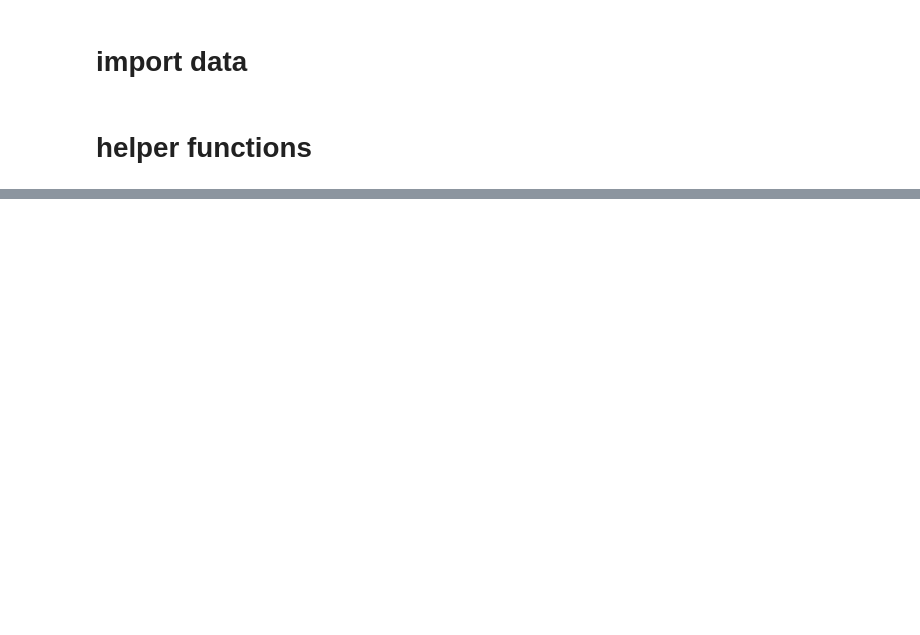
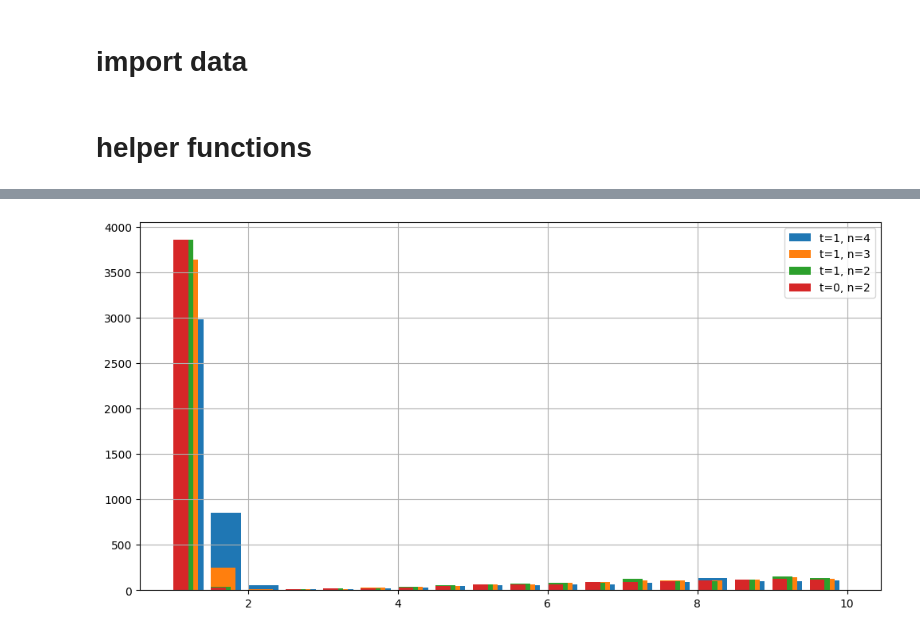
Before and after one commit to KevinCarr42/AI-Translation, a Jupyter notebook: fr_eng_cleaning_chunking.ipynb, the cells around one changed output, grey strips where cells are left out. Saved outputs shown, nothing was run; the diff lists cells and outputs as text; code cells hidden in the pictures; blank space fills up the shorter version.

```diff
--- a/fr_eng_cleaning_chunking.ipynb
+++ b/fr_eng_cleaning_chunking.ipynb
@@ -5,9 +5,14 @@ import os
 import random
 import re
 import pandas as pd
+import numpy as np
+import matplotlib.pyplot as plt
 
 from language_classifier.language_classifier import LanguageClassifier
-clf = LanguageClassifier()
+clf_0_2 = LanguageClassifier(max_incorrect_words=0, min_words_in_language=2)
+clf_1_2 = LanguageClassifier(max_incorrect_words=1, min_words_in_language=2)
+clf_1_3 = LanguageClassifier(max_incorrect_words=1, min_words_in_language=3)
+clf_1_4 = LanguageClassifier(max_incorrect_words=1, min_words_in_language=4)
 
 # formatting
 pd.set_option('display.float_format', '{:.1f}'.format)
@@ -160,4 +173,16 @@ def process_all_rows(fr_eng_correlation_df, parsed_docs_folder):
 
     return pd.DataFrame(matched_data)
 # %%
-matched_df = process_all_rows(fr_eng_correlation_df, parsed_docs_folder)
+matched_df_0_2 = process_all_rows(fr_eng_correlation_df, parsed_docs_folder, clf_0_2)
+matched_df_1_2 = process_all_rows(fr_eng_correlation_df, parsed_docs_folder, clf_1_2)
+matched_df_1_3 = process_all_rows(fr_eng_correlation_df, parsed_docs_folder, clf_1_3)
+matched_df_1_4 = process_all_rows(fr_eng_correlation_df, parsed_docs_folder, clf_1_4)
+
+for df in [matched_df_0_2, matched_df_1_2, matched_df_1_3, matched_df_1_4]:
+    df['len_fr'] = df['text_fr'].str.len()
+    df['len_en'] = df['text_en'].str.len()
+    df['len_diff'] = np.where(
+        df[['len_fr', 'len_en']].min(axis=1) == 0,
+        9999,
+        df[['len_fr', 'len_en']].max(axis=1) / df[['len_fr', 'len_en']].min(axis=1)
+    )
@@ -165,0 +205,18 @@ NameError: name 'english_words' is not defined
+# %%
+plt.figure(figsize=(12, 6))
+
+bins = [x/2 for x in range(2, 21)]
+data = [
+    (matched_df_1_4, 't=1, n=4'),
+    (matched_df_1_3, 't=1, n=3'),
+    (matched_df_1_2, 't=1, n=2'),
+    (matched_df_0_2, 't=0, n=2'),
+]
+
+for i, (df, label) in enumerate(data):
+    df['len_diff'].hist(bins=bins, width=(0.4-i/15), label=label)
+
+plt.legend()
+plt.show()
+# %% [output]
+[figure, added]
```
Also changed, not shown: parts of 5 cells of this notebook, 1 other file.
